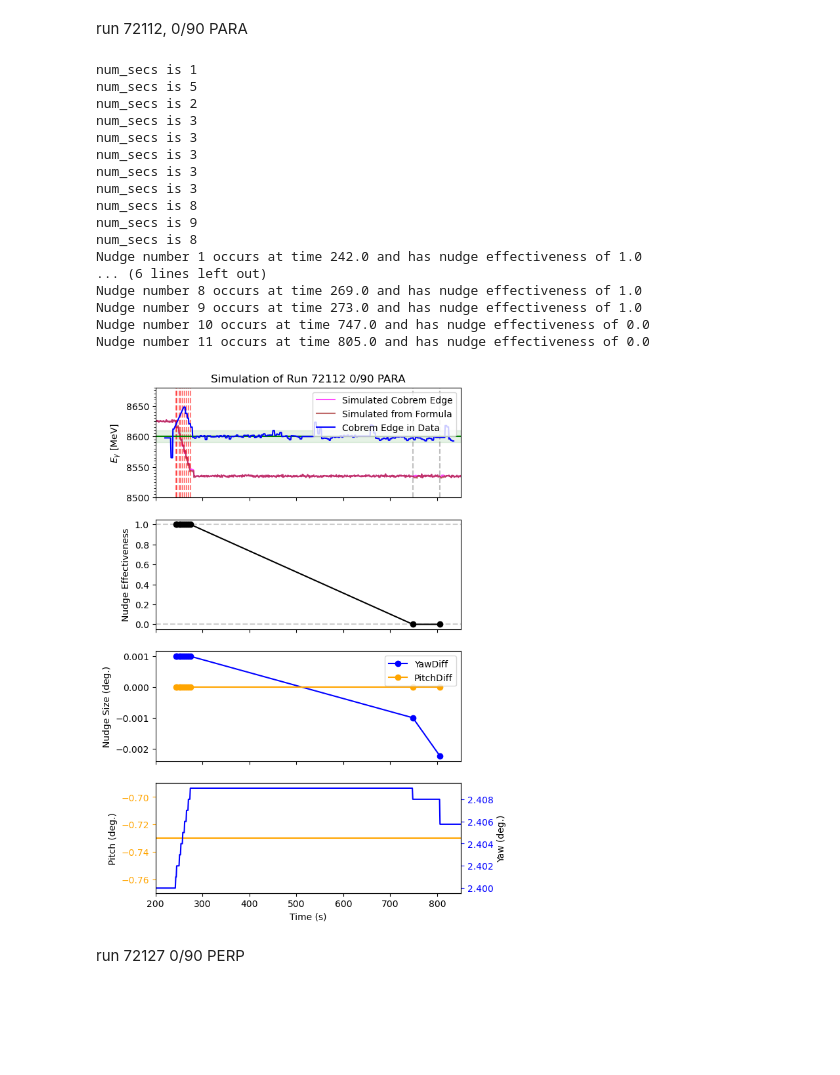
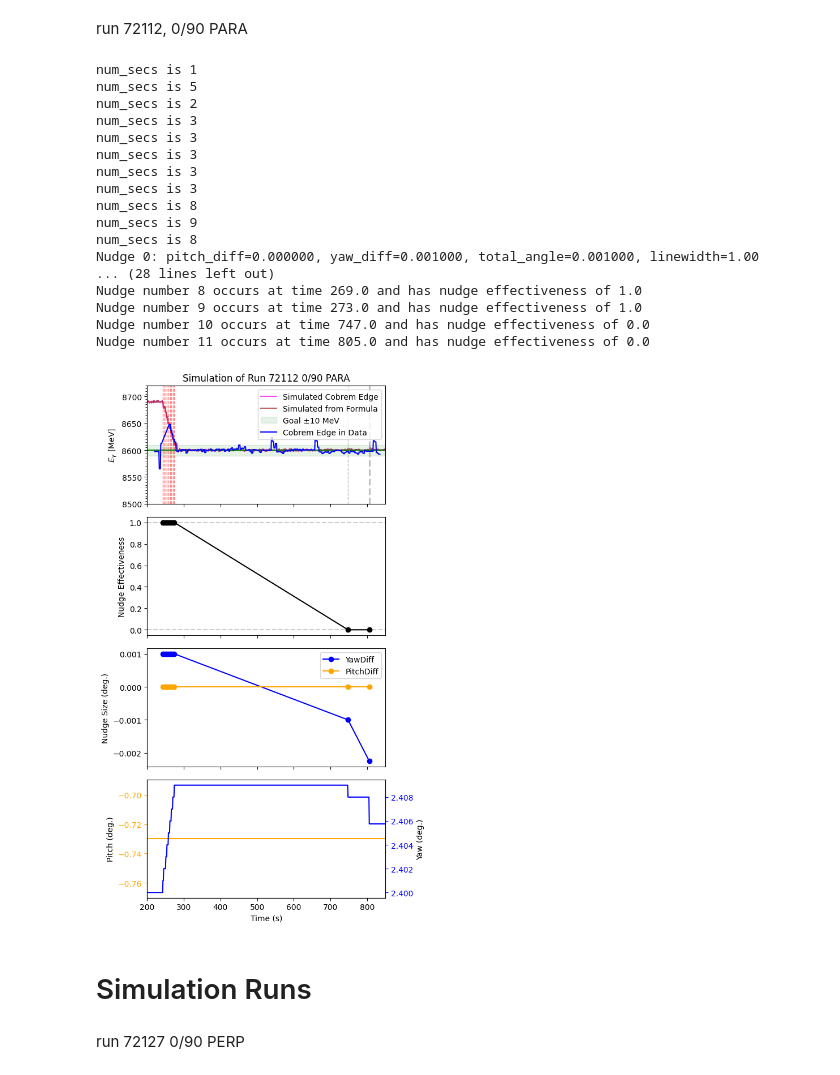
Before and after one commit to JeffersonLab/AIOP-Photon, a Jupyter notebook: jupyter_notebooks/simple_sim.ipynb, the cells around one changed output. Saved outputs shown, nothing was run; the diff lists cells and outputs as text; code cells hidden in the pictures; blank space fills up the shorter version.

Commit message:
Updated jupyter notebook to tweak plots a bit.

```diff
--- a/jupyter_notebooks/simple_sim.ipynb
+++ b/jupyter_notebooks/simple_sim.ipynb
@@ -11,9 +11,10 @@ import matplotlib.ticker as ticker
 # Goniometer simulation code
 # %%
 def get_sign(value):
-    if value>0:
+    """Return the sign of a value: 1 for positive, -1 for negative, 0 for zero."""
+    if value > 0:
         return 1
-    elif value<0:
+    elif value < 0:
         return -1
     else:
         return 0
@@ -229,6 +258,12 @@ class goniometer:
         return self.current_set_roll
 # %%
 def set_orientation_mode(gonio_obj, orientationMode):
+    """Set the orientation mode on a goniometer object.
+
+    Args:
+        gonio_obj: The goniometer object.
+        orientationMode (int): Orientation mode (1-4).
+    """
     if orientationMode==1:
         gonio_obj.change_orientation("0/90 PERP")
     elif orientationMode==2:
@@ -621,7 +728,18 @@ def select_data(df_in):
 # %%
 # start and end times are for measuring energy, trim_start_end actually modifies the time axes
 def if_backlash_exist(df_in, runNumber, start_times=[], end_times=[],y_lims = []):
+    """Check if backlash exists in a run based on nudge effectiveness.
 
+    Args:
+        df_in: DataFrame with run data.
+        runNumber (int): The run number.
+        start_times (list): Start times.
+        end_times (list): End times.
+        y_lims (list): Y limits.
+
+    Returns:
+        bool: True if backlash exists.
+    """
     print("select run ",runNumber)
 
     # min and max coherent edge energy to include
@@ -726,7 +873,16 @@ pitch effectiveness:  0.0
 # %% [markdown]
 # Comparison
 # %%
-def plot_data_E_in_sim(df_in, runNumber, ax1_from_sim, trim_start_end=[]):
+def plot_data_E_in_sim(df_in, runNumber, ax1_from_sim, trim_start_end=[], save_as=""):
+    """Plot energy data from a run on the simulation axis.
+
+    Args:
+        df_in: DataFrame with run data.
+        runNumber (int): The run number.
+        ax1_from_sim: The axis to plot on.
+        trim_start_end (list): Time trimming.
+        save_as (str): File to save the plot to.
+    """
     # min and max coherent edge energy to include
     minE = 8550
     maxE = 8650
@@ -812,7 +968,12 @@ def plot_data_E_in_sim(df_in, runNumber, ax1_from_sim, trim_start_end=[]):
 
 
     ax1_from_sim.plot(df_vis['TimeStamp'],df_vis['CBREM:ENERGY'], color='b', label='Cobrem Edge in Data')
+
     ax1_from_sim.legend(loc='upper right')
+
+    if save_as!="":
+        plt.tight_layout()
+        plt.savefig(save_as)
 # %% [markdown]
 ## Spring 2020
 # %% [markdown]
@@ -820,28 +981,30 @@ run 72112, 0/90 PARA
 # %%
 sim_72112 = sim_engine("2020",2)
 #def generate_timeseries(self, num_seconds, input_energy, noise_size, energy_drift_model = 'None', model_params=[], auto_nudge = False):
-sim_72112.generate_timeseries(850,8625,1,"manual",[[242, 244, 250, 253, 257, 261, 265, 269, 273, 747, 805],[-1,-1,-1,-1,-1,-1,-1,-1,-1,1,1.5]])
-ax1_72112 = sim_72112.plot_result([200,850],[100,80],"Simulation of Run 72112 0/90 PARA","plots/simulated_run_72112.pdf")
-plot_data_E_in_sim(df_2020,72112,ax1_72112)
+sim_72112.generate_timeseries(850,8690,1,"manual",[[242, 244, 250, 253, 257, 261, 265, 269, 273, 747, 805],[-1,-1,-1,-1,-1,-1,-1,-1,-1,1,1.5]])
+ax1_72112 = sim_72112.plot_result([200,850],[100,120],"Simulation of Run 72112 0/90 PARA","plots/simulated_run_72112.pdf")
+plot_data_E_in_sim(df_2020,72112,ax1_72112,save_as="plots/simulated_run_72112_with_data.pdf")
 # %% [output]
 num_secs is 1
 num_secs is 5
 num_secs is 2
 num_secs is 3
 num_secs is 3
 num_secs is 3
 num_secs is 3
 num_secs is 3
 num_secs is 8
 num_secs is 9
 num_secs is 8
-Nudge number 1 occurs at time 242.0 and has nudge effectiveness of 1.0
-... (6 lines left out)
+Nudge 0: pitch_diff=0.000000, yaw_diff=0.001000, total_angle=0.001000, linewidth=1.00
+... (28 lines left out)
 Nudge number 8 occurs at time 269.0 and has nudge effectiveness of 1.0
 Nudge number 9 occurs at time 273.0 and has nudge effectiveness of 1.0
 Nudge number 10 occurs at time 747.0 and has nudge effectiveness of 0.0
 Nudge number 11 occurs at time 805.0 and has nudge effectiveness of 0.0
-[figure, old version]
+[figure, new version]
+# %% [markdown]
+# Simulation Runs
 # %% [markdown]
 run 72127 0/90 PERP
 # %%
```
Also changed, not shown: parts of 10 cells of this notebook.
